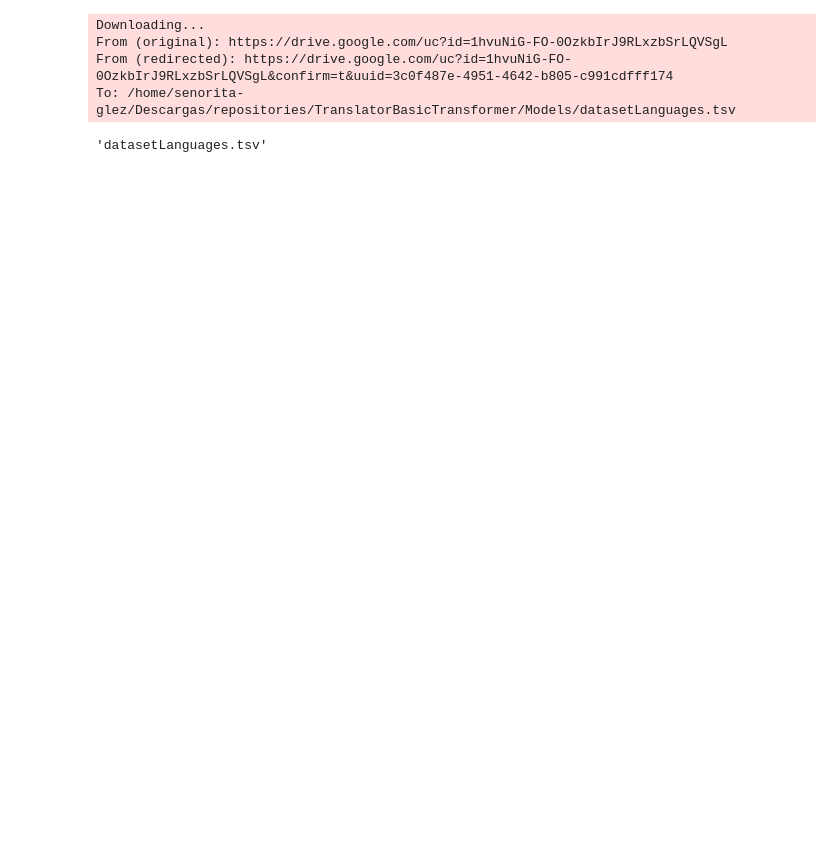
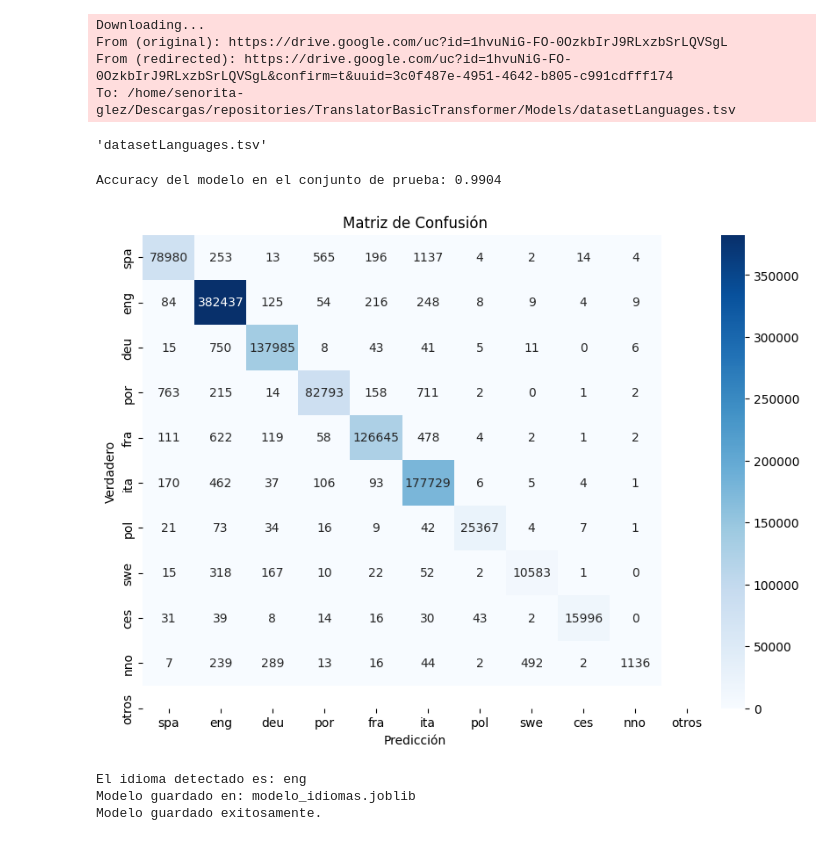
Before and after one commit to Senorita-glez/TranslatorBasicTransformer, a Jupyter notebook: Models/classifier.ipynb, the cells around one changed output. Saved outputs shown, nothing was run; the diff lists cells and outputs as text; code cells hidden in the pictures; blank space fills up the shorter version.

Commit message:
working classifier n models

```diff
--- a/Models/classifier.ipynb
+++ b/Models/classifier.ipynb
@@ -23,6 +23,7 @@ import joblib
 import seaborn as sns
 import matplotlib.pyplot as plt
 from sklearn.metrics import confusion_matrix, accuracy_score
+import numpy as np
 
 # Cargar el dataset desde un archivo TSV
 archivo_tsv = "datasetLanguages.tsv"  # Asegúrate de que este archivo esté en el directorio correcto
@@ -31,6 +32,14 @@ df = pd.read_csv(archivo_tsv, sep='\t', header=None, names=['etiqueta', 'frase']
 # Separar las características (frases) y las etiquetas (idiomas)
 textos = df['frase'].values
 etiquetas = df['etiqueta'].values
+
+# Añadir una clase "otros" para los idiomas no incluidos en los 10 predeterminados
+otros_etiquetas = -1  # Etiqueta para "otros" idiomas
+# Cambiar el rango de las etiquetas para incluir "otros"
+etiquetas_a_idiomas = {
+    0: 'spa', 1: 'eng', 2: 'deu', 3: 'por', 4: 'fra', 5: 'ita',
+    6: 'pol', 7: 'swe', 8: 'ces', 9: 'nno', 10: 'otros'
+}
 
 # Dividir el conjunto de datos en entrenamiento (80%) y prueba (20%) de forma estratificada
 X_train, X_test, y_train, y_test = train_test_split(textos, etiquetas, test_size=0.2, random_state=42, stratify=etiquetas)
@@ -44,36 +53,56 @@ modelo = Pipeline([
 # Entrenar el modelo con los datos de entrenamiento
 modelo.fit(X_train, y_train)
 
 # Guardar el modelo entrenado en un archivo
 modelo_guardado = "modelo_idiomas.joblib"
 joblib.dump(modelo, modelo_guardado)
 
 # Realizar predicciones en el conjunto de prueba
 y_pred = modelo.predict(X_test)
 
 # Calcular la precisión (accuracy)
 accuracy = accuracy_score(y_test, y_pred)
 print(f"Accuracy del modelo en el conjunto de prueba: {accuracy:.4f}")
 
 # Generar la matriz de confusión
 matriz_confusion = confusion_matrix(y_test, y_pred)
 
-# Mapeo de etiquetas numéricas a nombres de idiomas
-etiquetas_a_idiomas = {
-    0: 'spa', 1: 'eng', 2: 'deu', 3: 'por', 4: 'fra', 5: 'ita',
-    6: 'pol', 7: 'swe', 8: 'ces', 9: 'nno'
-}
-
 # Mostrar la matriz de confusión usando seaborn para una visualización más amigable
 plt.figure(figsize=(10, 7))
 sns.heatmap(matriz_confusion, annot=True, fmt="d", cmap="Blues",
             xticklabels=etiquetas_a_idiomas.values(),
             yticklabels=etiquetas_a_idiomas.values())
 
 plt.title('Matriz de Confusión')
 plt.xlabel('Predicción')
 plt.ylabel('Verdadero')
 plt.show()
 
+# Función para predecir y manejar "otros idiomas"
+def predecir_idioma(texto):
+    prediccion = modelo.predict([texto])[0]
+    if prediccion >= 0 and prediccion < 10:
+        return etiquetas_a_idiomas[prediccion]
+    else:
+        return 'otros'
+
+# Ejemplo de predicción
+texto_de_prueba = "hyuhknnuikm"
+idioma_detectado = predecir_idioma(texto_de_prueba)
+print(f"El idioma detectado es: {idioma_detectado}")
+
 # Confirmar que el modelo ha sido guardado
 print(f"Modelo guardado en: {modelo_guardado}")
+
+
+import joblib
+
+# Guardar el modelo entrenado en un archivo
+joblib.dump(modelo, 'modelo_naive_bayes.pkl')
+print("Modelo guardado exitosamente.")
+# %% [output]
+Accuracy del modelo en el conjunto de prueba: 0.9904
+[figure, added]
+El idioma detectado es: eng
+Modelo guardado en: modelo_idiomas.joblib
+Modelo guardado exitosamente.
```
Also changed, not shown: 1 other file.
